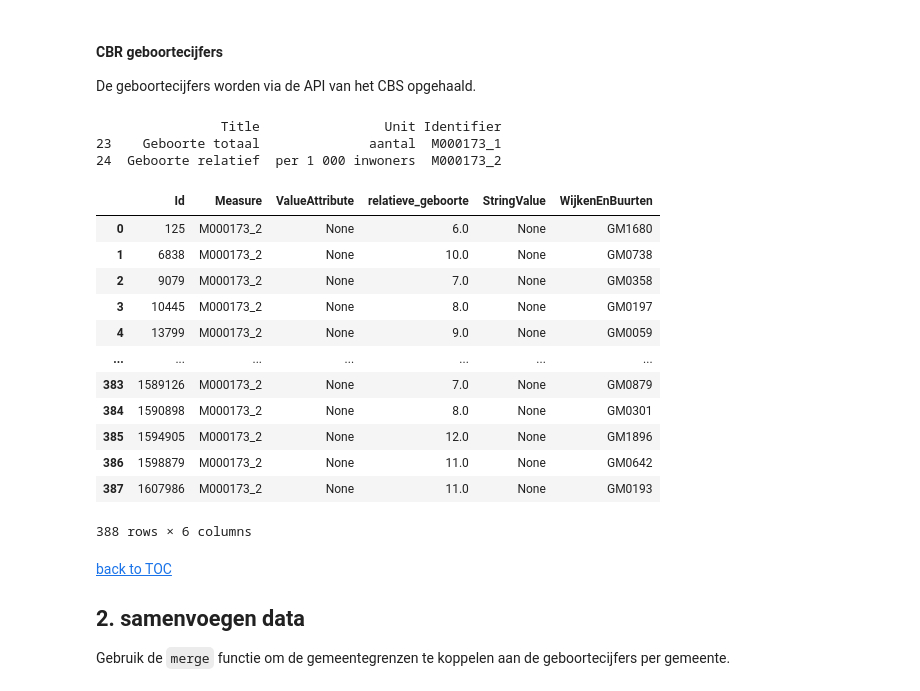
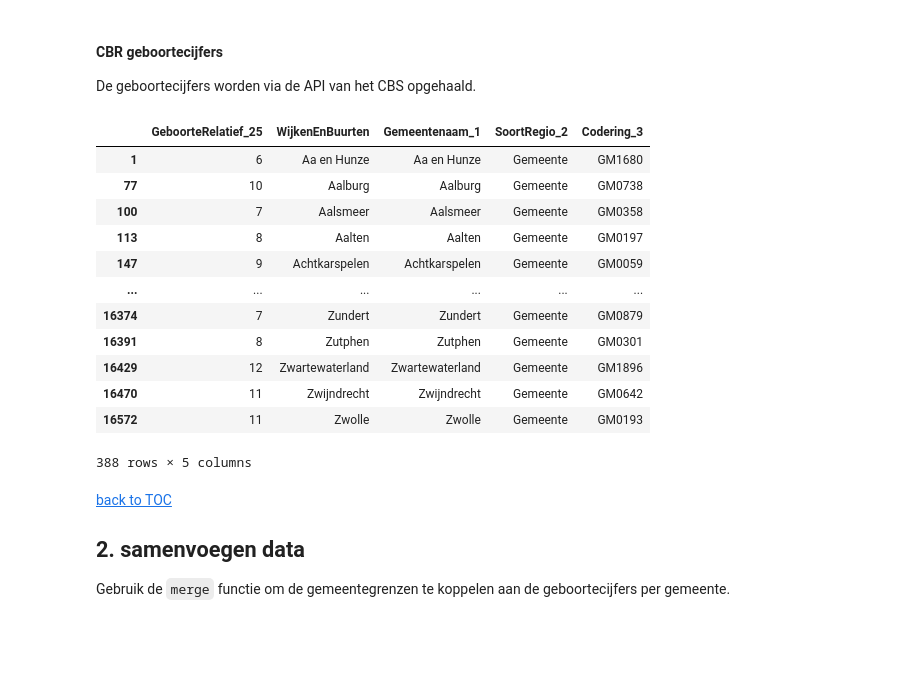
Before and after one commit to MAMBA-python/course-material, a Jupyter notebook: practical_examples/02_data_analysis/01_cbs_data/geboortes_nl.ipynb, the cells around one changed output. Cells and saved outputs as stored; diff of their text form; code cells hidden in the pictures; blank space fills up the shorter version.

```diff
--- a/practical_examples/02_data_analysis/01_cbs_data/geboortes_nl.ipynb
+++ b/practical_examples/02_data_analysis/01_cbs_data/geboortes_nl.ipynb
@@ -60,46 +48,31 @@ def get_odata(target_url):
-# %%
-# Zoek op welke codes bij geboortecijfers horen
-table_url = "https://beta-odata4.cbs.nl/CBS/83765NED"
-codes = get_odata(table_url + "/MeasureCodes")
-geb = codes[codes["Title"].str.contains("Geboorte")]
-print(geb[["Title", "Unit", "Identifier"]])
-# %% [output]
-                Title                Unit Identifier
-23    Geboorte totaal              aantal  M000173_1
-24  Geboorte relatief  per 1 000 inwoners  M000173_2
-# %%
-target_url = (
-    table_url
-    + "/Observations?$filter=Measure eq 'M000173_2' and startswith(WijkenEnBuurten,'GM')"
-)
-geboorten_per_gemeente = get_odata(target_url)
-
-
-
-geboorten_per_gemeente["WijkenEnBuurten"] = geboorten_per_gemeente[
-    "WijkenEnBuurten"
-].str.strip()
-
-
-
-geboorten_per_gemeente = geboorten_per_gemeente.rename(
-    {"Value": "relatieve_geboorte"}, axis="columns"
-)
-geboorten_per_gemeente
-# %% [output]
-|  | Id | Measure | ValueAttribute | relatieve_geboorte | StringValue | WijkenEnBuurten |
-| 0 | 125 | M000173_2 | None | 6.0 | None | GM1680 |
-| 1 | 6838 | M000173_2 | None | 10.0 | None | GM0738 |
-| 2 | 9079 | M000173_2 | None | 7.0 | None | GM0358 |
-| 3 | 10445 | M000173_2 | None | 8.0 | None | GM0197 |
-| 4 | 13799 | M000173_2 | None | 9.0 | None | GM0059 |
-| ... | ... | ... | ... | ... | ... | ... |
-| 383 | 1589126 | M000173_2 | None | 7.0 | None | GM0879 |
-| 384 | 1590898 | M000173_2 | None | 8.0 | None | GM0301 |
-| 385 | 1594905 | M000173_2 | None | 12.0 | None | GM1896 |
-| 386 | 1598879 | M000173_2 | None | 11.0 | None | GM0642 |
-| 387 | 1607986 | M000173_2 | None | 11.0 | None | GM0193 |
-388 rows × 6 columns
+# %%
+# laad geboorte data in
+geboorte_data = cbsodata.get_data('83765NED', select=['GeboorteRelatief_25','WijkenEnBuurten','Gemeentenaam_1','SoortRegio_2','Codering_3'])
+
+# zet om naar dataframe
+geboorte_df = pd.DataFrame(geboorte_data)
+
+# filter op gemeenten
+geboorte_df = geboorte_df.loc[geboorte_df['SoortRegio_2'] == 'Gemeente  ']
+
+# strip whitespace van codering
+geboorte_df['Codering_3'] = geboorte_df['Codering_3'].apply(lambda x: x.strip())
+
+geboorte_df
+# %% [output]
+|  | GeboorteRelatief_25 | WijkenEnBuurten | Gemeentenaam_1 | SoortRegio_2 | Codering_3 |
+| 1 | 6 | Aa en Hunze | Aa en Hunze | Gemeente | GM1680 |
+| 77 | 10 | Aalburg | Aalburg | Gemeente | GM0738 |
+| 100 | 7 | Aalsmeer | Aalsmeer | Gemeente | GM0358 |
+| 113 | 8 | Aalten | Aalten | Gemeente | GM0197 |
+| 147 | 9 | Achtkarspelen | Achtkarspelen | Gemeente | GM0059 |
+| ... | ... | ... | ... | ... | ... |
+| 16374 | 7 | Zundert | Zundert | Gemeente | GM0879 |
+| 16391 | 8 | Zutphen | Zutphen | Gemeente | GM0301 |
+| 16429 | 12 | Zwartewaterland | Zwartewaterland | Gemeente | GM1896 |
+| 16470 | 11 | Zwijndrecht | Zwijndrecht | Gemeente | GM0642 |
+| 16572 | 11 | Zwolle | Zwolle | Gemeente | GM0193 |
+388 rows × 5 columns
 # %% [markdown]
 [back to TOC](#0)
 
```
Also changed, not shown: parts of 5 cells of this notebook, 2 other files.
